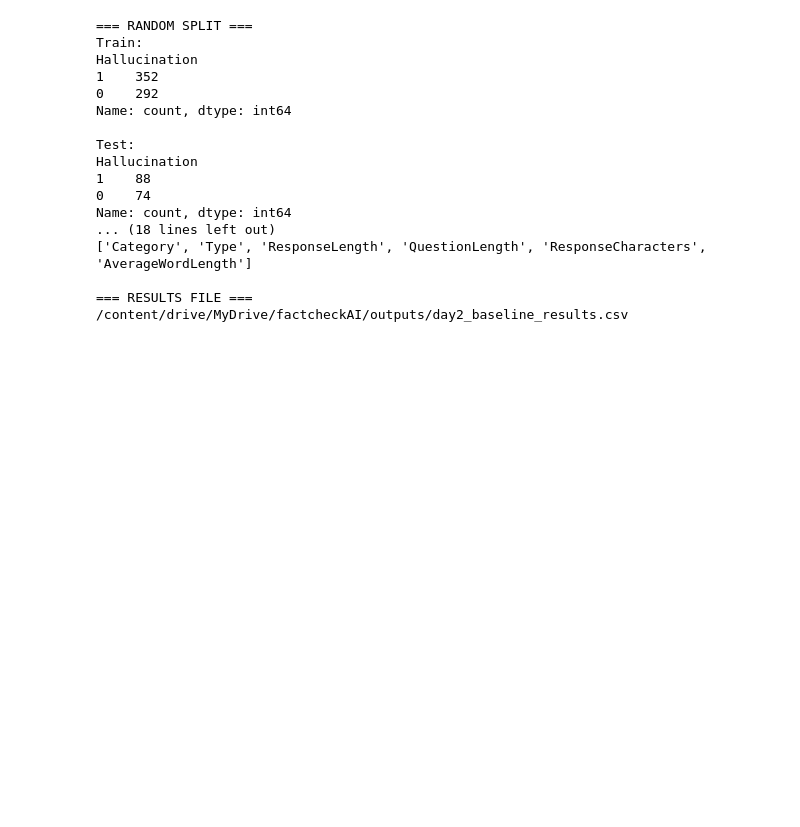
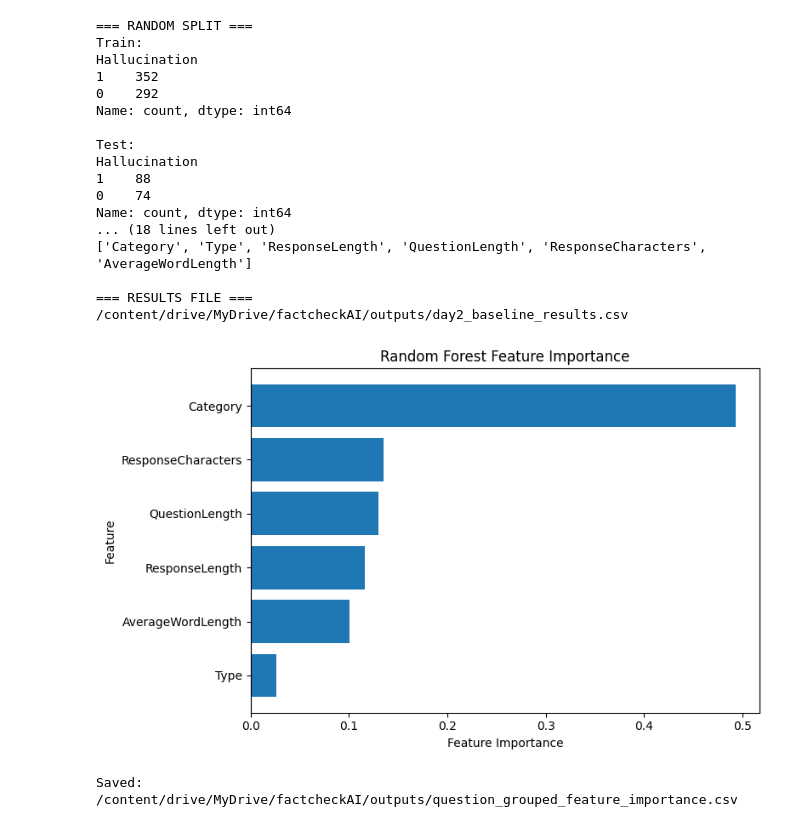
Before and after one commit to anushah-200/factcheck_AI_model_agnostic, a Jupyter notebook: notebooks/13_day2_baseline_grouped_evaluation.ipynb, the cells around one changed output. Saved outputs shown, nothing was run; the diff lists cells and outputs as text; code cells hidden in the pictures; blank space fills up the shorter version.

```diff
--- a/notebooks/13_day2_baseline_grouped_evaluation.ipynb
+++ b/notebooks/13_day2_baseline_grouped_evaluation.ipynb
@@ -451,3 +528,34 @@ Name: count, dtype: int64
 
 === RESULTS FILE ===
 /content/drive/MyDrive/factcheckAI/outputs/day2_baseline_results.csv
+# %%
+import matplotlib.pyplot as plt
+
+plt.figure(figsize=(8, 5))
+
+plt.barh(
+    importance_df["Feature"],
+    importance_df["Importance"]
+)
+
+plt.xlabel("Feature Importance")
+plt.ylabel("Feature")
+plt.title("Random Forest Feature Importance")
+
+plt.gca().invert_yaxis()
+
+plt.tight_layout()
+plt.show()
+# %% [output]
+[figure, added]
+# %%
+IMPORTANCE_PATH = BASE + "question_grouped_feature_importance.csv"
+
+importance_df.to_csv(
+    IMPORTANCE_PATH,
+    index=False
+)
+
+print("Saved:", IMPORTANCE_PATH)
+# %% [output]
+Saved: /content/drive/MyDrive/factcheckAI/outputs/question_grouped_feature_importance.csv
```
Also changed, not shown: parts of 2 cells of this notebook.
